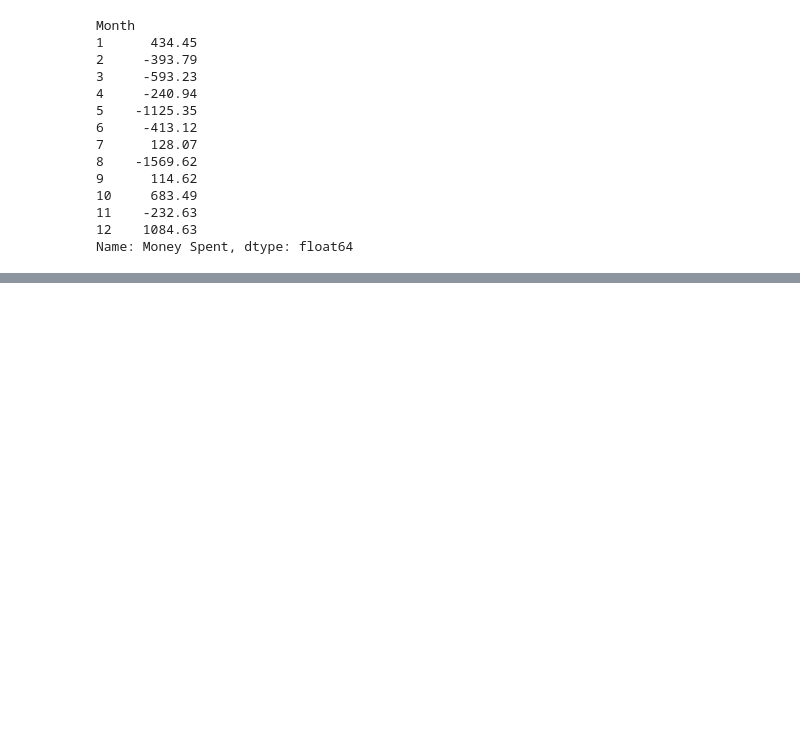
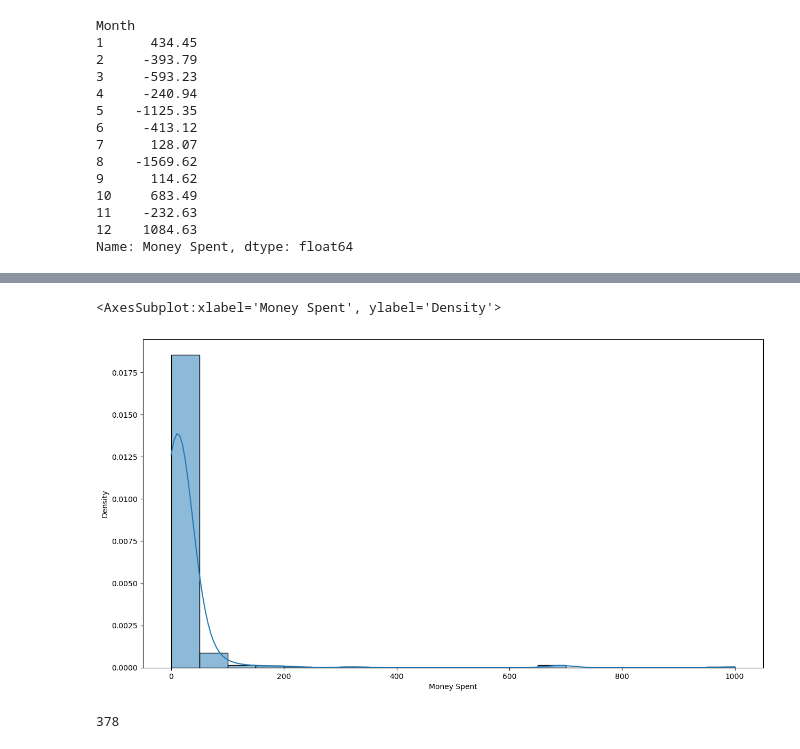
Before and after one commit to ekye0512/Personal_Bank_Budgeting, a Jupyter notebook: Personal_Bank_Budgeting.ipynb, the cells around one changed output, grey strips where cells are left out. Cells and saved outputs as stored; diff of their text form; code cells hidden in the pictures; blank space fills up the shorter version.

```diff
--- a/Personal_Bank_Budgeting.ipynb
+++ b/Personal_Bank_Budgeting.ipynb
@@ -298,0 +414,15 @@ Name: Money Spent, dtype: float64
+# %%
+plt.figure(figsize=(15,8))
+sns.histplot(x='Money Spent',data=df_spend,bins=20,kde=True,stat='density')
+# %% [output]
+<AxesSubplot:xlabel='Money Spent', ylabel='Density'>
+[figure, added]
+# %%
+#remove outliers
+
+for x in df_spend.index:
+    if df_spend.loc[x, 'Money Spent']>200:
+        df_spend=df_spend.drop(x)
+len(df_spend)
+# %% [output]
+378
```
Also changed, not shown: parts of 33 cells of this notebook, 1 other file.
